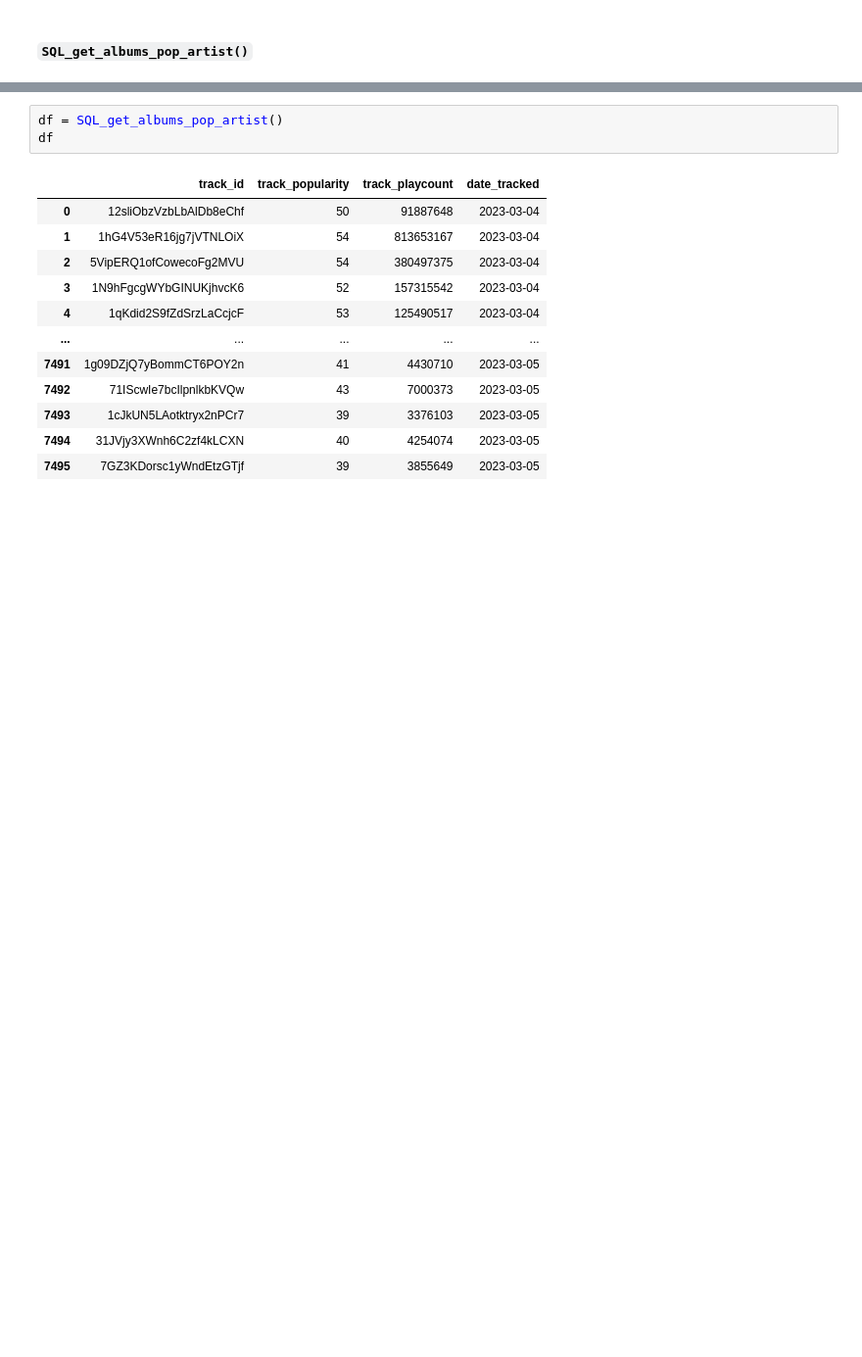
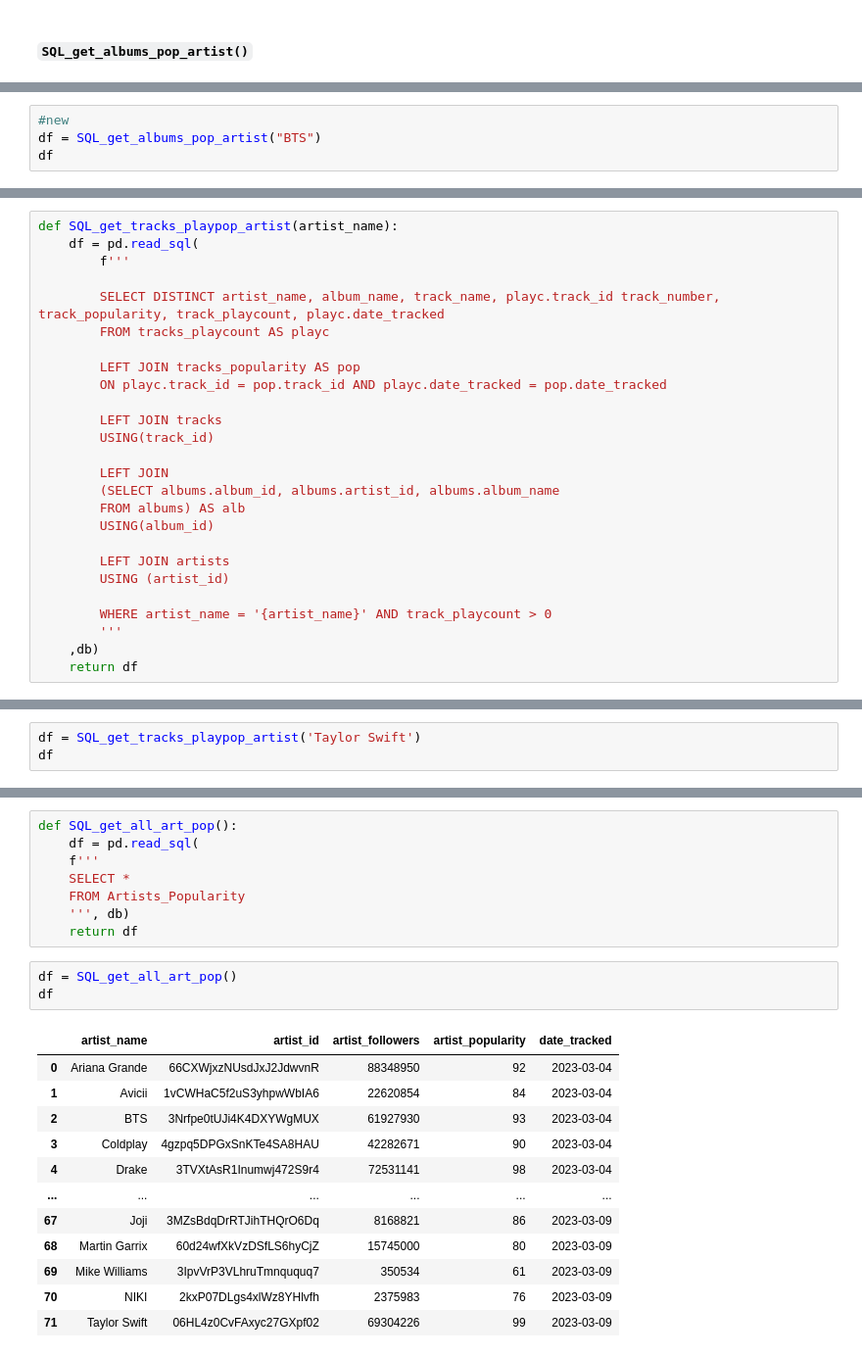
Before and after one commit to jttsai99/Spotify-PlayCounts, a Jupyter notebook: notebooks/visualizations.ipynb, the cells around one changed output, grey strips where cells are left out. Shown: that part at 98% size. Drawn from its saved outputs; the diff is of its cells as text; blank space fills up the shorter version.

```diff
--- a/notebooks/visualizations.ipynb
+++ b/notebooks/visualizations.ipynb
@@ -148,0 +161,4 @@ def SQL_get_albums_pop_artist():
+# %%
+#new
+df = SQL_get_albums_pop_artist("BTS")
+df
@@ -148,0 +181,26 @@ def SQL_get_albums_pop_artist():
+# %%
+def SQL_get_tracks_playpop_artist(artist_name):
+    df = pd.read_sql(
+        f'''
+
+        SELECT DISTINCT artist_name, album_name, track_name, playc.track_id track_number, track_popularity, track_playcount, playc.date_tracked
+        FROM tracks_playcount AS playc
+
+        LEFT JOIN tracks_popularity AS pop
+        ON playc.track_id = pop.track_id AND playc.date_tracked = pop.date_tracked
+
+        LEFT JOIN tracks
+        USING(track_id)
+
+        LEFT JOIN
+        (SELECT albums.album_id, albums.artist_id, albums.album_name
+        FROM albums) AS alb
+        USING(album_id)
+
+        LEFT JOIN artists
+        USING (artist_id)
+
+        WHERE artist_name = '{artist_name}' AND track_playcount > 0
+        '''
+    ,db)
+    return df
@@ -148,0 +209,3 @@ def SQL_get_albums_pop_artist():
+# %%
+df = SQL_get_tracks_playpop_artist('Taylor Swift')
+df
@@ -149,16 +232,24 @@ def SQL_get_albums_pop_artist():
+# %%
+def SQL_get_all_art_pop():
+    df = pd.read_sql(
+    f'''
+    SELECT *
+    FROM Artists_Popularity
+    ''', db)
+    return df
 # %%
-df = SQL_get_albums_pop_artist()
+df = SQL_get_all_art_pop()
 df
 # %% [output]
-|  | track_id | track_popularity | track_playcount | date_tracked |
-| 0 | 12sliObzVzbLbAlDb8eChf | 50 | 91887648 | 2023-03-04 |
-| 1 | 1hG4V53eR16jg7jVTNLOiX | 54 | 813653167 | 2023-03-04 |
-| 2 | 5VipERQ1ofCowecoFg2MVU | 54 | 380497375 | 2023-03-04 |
-| 3 | 1N9hFgcgWYbGINUKjhvcK6 | 52 | 157315542 | 2023-03-04 |
-| 4 | 1qKdid2S9fZdSrzLaCcjcF | 53 | 125490517 | 2023-03-04 |
-| ... | ... | ... | ... | ... |
-| 7491 | 1g09DZjQ7yBommCT6POY2n | 41 | 4430710 | 2023-03-05 |
-| 7492 | 71IScwIe7bcIlpnlkbKVQw | 43 | 7000373 | 2023-03-05 |
-| 7493 | 1cJkUN5LAotktryx2nPCr7 | 39 | 3376103 | 2023-03-05 |
-| 7494 | 31JVjy3XWnh6C2zf4kLCXN | 40 | 4254074 | 2023-03-05 |
-| 7495 | 7GZ3KDorsc1yWndEtzGTjf | 39 | 3855649 | 2023-03-05 |
+|  | artist_name | artist_id | artist_followers | artist_popularity | date_tracked |
+| 0 | Ariana Grande | 66CXWjxzNUsdJxJ2JdwvnR | 88348950 | 92 | 2023-03-04 |
+| 1 | Avicii | 1vCWHaC5f2uS3yhpwWbIA6 | 22620854 | 84 | 2023-03-04 |
+| 2 | BTS | 3Nrfpe0tUJi4K4DXYWgMUX | 61927930 | 93 | 2023-03-04 |
+| 3 | Coldplay | 4gzpq5DPGxSnKTe4SA8HAU | 42282671 | 90 | 2023-03-04 |
+| 4 | Drake | 3TVXtAsR1Inumwj472S9r4 | 72531141 | 98 | 2023-03-04 |
+| ... | ... | ... | ... | ... | ... |
+| 67 | Joji | 3MZsBdqDrRTJihTHQrO6Dq | 8168821 | 86 | 2023-03-09 |
+| 68 | Martin Garrix | 60d24wfXkVzDSfLS6hyCjZ | 15745000 | 80 | 2023-03-09 |
+| 69 | Mike Williams | 3IpvVrP3VLhruTmnququq7 | 350534 | 61 | 2023-03-09 |
+| 70 | NIKI | 2kxP07DLgs4xlWz8YHlvfh | 2375983 | 76 | 2023-03-09 |
+| 71 | Taylor Swift | 06HL4z0CvFAxyc27GXpf02 | 69304226 | 99 | 2023-03-09 |
```
Also changed, not shown: parts of 32 cells of this notebook, 1 other file.
